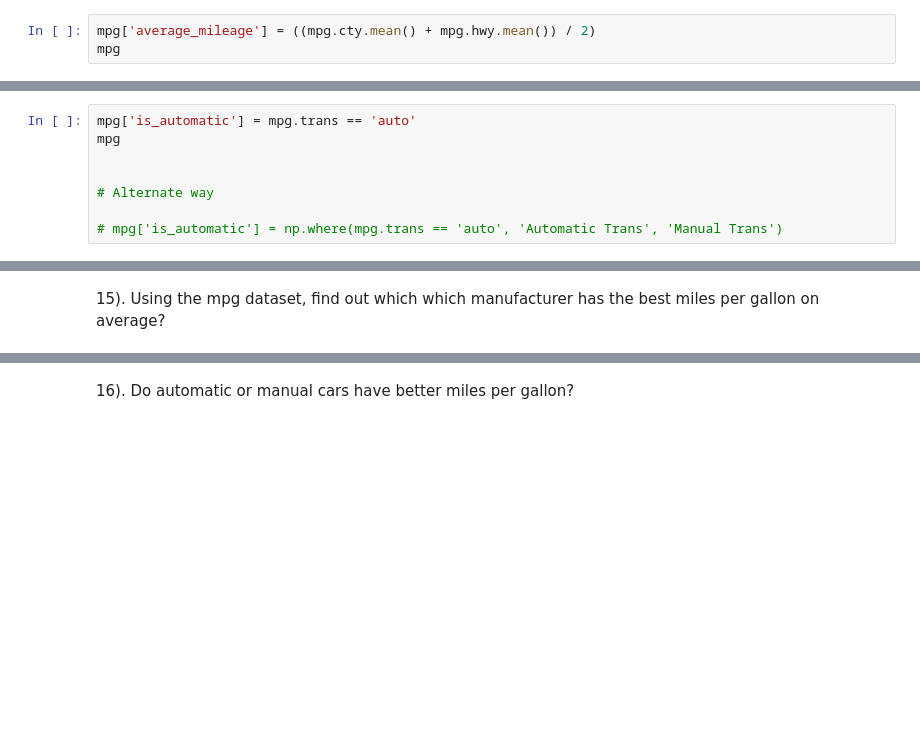
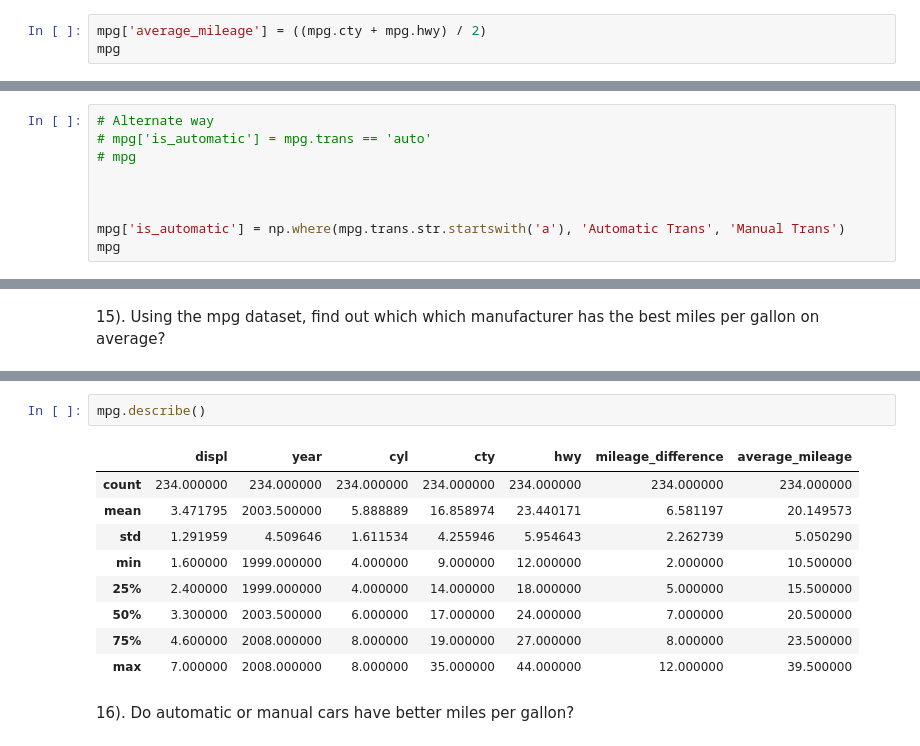
Before and after one commit to stephenkipkurui/numpy-pandas-visualization-exercises, a Jupyter notebook: advanced_dataframes.ipynb, the cells around one changed output, grey strips where cells are left out. Saved outputs shown, nothing was run; the diff lists cells and outputs as text; blank space fills up the shorter version.

```diff
--- a/advanced_dataframes.ipynb
+++ b/advanced_dataframes.ipynb
@@ -326,7 +377,7 @@ mpg
 13). Create a column named average_mileage like you did in the DataFrames exercises; this is the mean of the
 city and highway mileage.
 # %%
-mpg['average_mileage'] = ((mpg.cty.mean() + mpg.hwy.mean()) / 2)
+mpg['average_mileage'] = ((mpg.cty + mpg.hwy) / 2)
 mpg
 # %% [output]
 |  | manufacturer | model | displ | year | cyl | trans | drv | cty | hwy | fl | ... |
@@ -347,13 +398,14 @@ mpg
 14). Create a new column on the mpg dataset named is_automatic that holds boolean values denoting whether the car has an automatic
 transmission.
 # %%
-mpg['is_automatic'] = mpg.trans == 'auto'
-mpg
+# Alternate way
+# mpg['is_automatic'] = mpg.trans == 'auto'
+# mpg
 
 
-# Alternate way
 
-# mpg['is_automatic'] = np.where(mpg.trans == 'auto', 'Automatic Trans', 'Manual Trans')
+mpg['is_automatic'] = np.where(mpg.trans.str.startswith('a'), 'Automatic Trans', 'Manual Trans')
+mpg
 # %% [output]
 |  | manufacturer | model | displ | year | cyl | trans | drv | cty | hwy | fl | ... |
 | 1 | audi | a4 | 1.8 | 1999 | 4 | auto(l5) | f | 18 | 29 | p | ... |
@@ -389,3 +454,15 @@ Name: average_mileage, Length: 234, dtype: float64
+# %%
+mpg.describe()
+# %% [output]
+|  | displ | year | cyl | cty | hwy | mileage_difference | average_mileage |
+| count | 234.000000 | 234.000000 | 234.000000 | 234.000000 | 234.000000 | 234.000000 | 234.000000 |
+| mean | 3.471795 | 2003.500000 | 5.888889 | 16.858974 | 23.440171 | 6.581197 | 20.149573 |
+| std | 1.291959 | 4.509646 | 1.611534 | 4.255946 | 5.954643 | 2.262739 | 5.050290 |
+| min | 1.600000 | 1999.000000 | 4.000000 | 9.000000 | 12.000000 | 2.000000 | 10.500000 |
+| 25% | 2.400000 | 1999.000000 | 4.000000 | 14.000000 | 18.000000 | 5.000000 | 15.500000 |
+| 50% | 3.300000 | 2003.500000 | 6.000000 | 17.000000 | 24.000000 | 7.000000 | 20.500000 |
+| 75% | 4.600000 | 2008.000000 | 8.000000 | 19.000000 | 27.000000 | 8.000000 | 23.500000 |
+| max | 7.000000 | 2008.000000 | 8.000000 | 35.000000 | 44.000000 | 12.000000 | 39.500000 |
 # %% [markdown]
 16). Do automatic or manual cars have better miles per gallon?
 # %%
```
Also changed, not shown: parts of 32 cells of this notebook.
